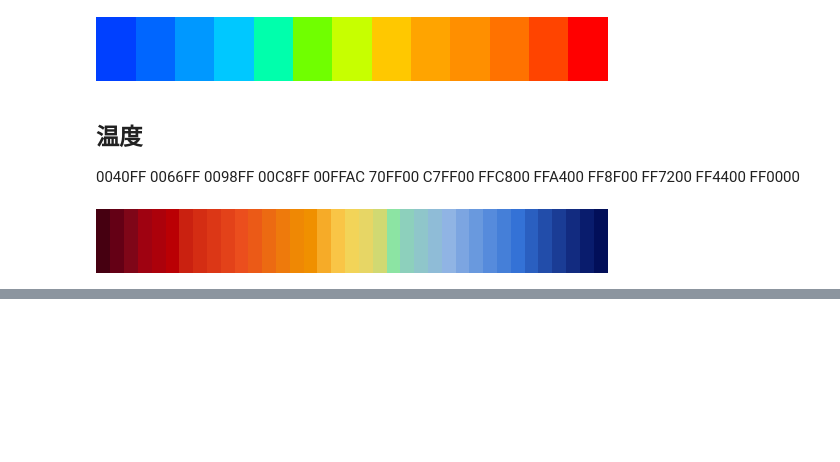
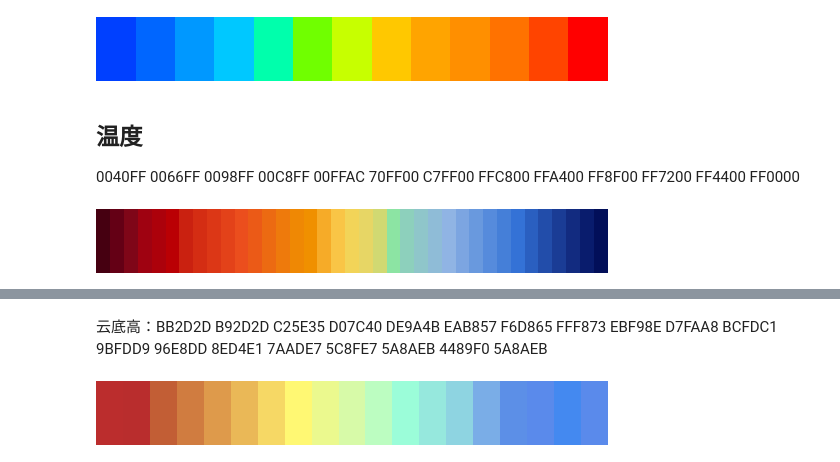
Before and after one commit to Kimizhao/cmaps, a Jupyter notebook: notebook/cmaps_demo2.ipynb, the cells around one changed output, grey strips where cells are left out. Drawn from its saved outputs; the diff is of its cells as text; code cells hidden in the pictures; blank space fills up the shorter version.

```diff
--- a/notebook/cmaps_demo2.ipynb
+++ b/notebook/cmaps_demo2.ipynb
@@ -60,0 +81,6 @@ cmaps.G_temp
+# %% [markdown]
+云底高：BB2D2D  B92D2D  C25E35  D07C40  DE9A4B  EAB857  F6D865  FFF873  EBF98E  D7FAA8  BCFDC1  9BFDD9  96E8DD  8ED4E1 7AADE7  5C8FE7  5A8AEB  4489F0  5A8AEB
+# %%
+cmaps.G_height_20lev
+# %% [output]
+[figure, added]
```
Also changed, not shown: parts of 10 cells of this notebook, 8 other files.
